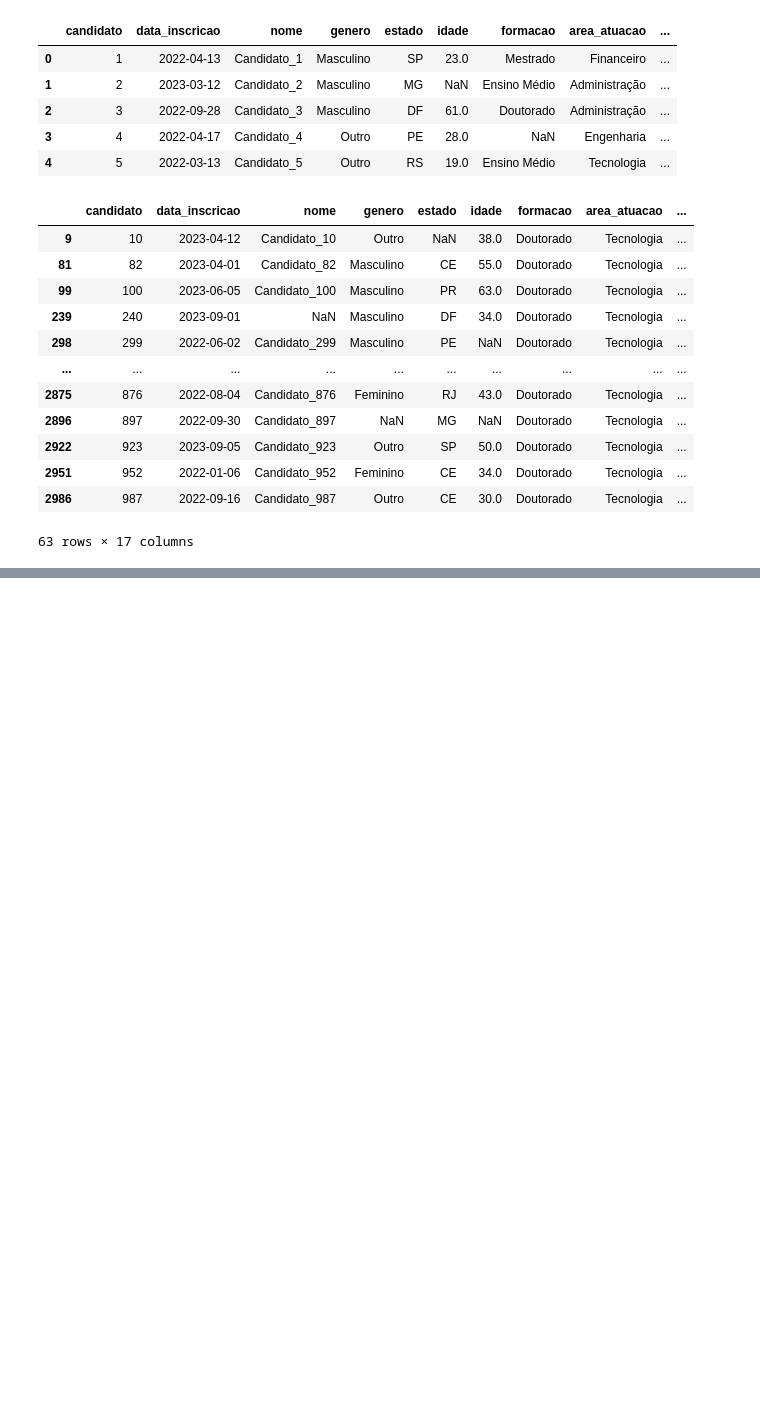
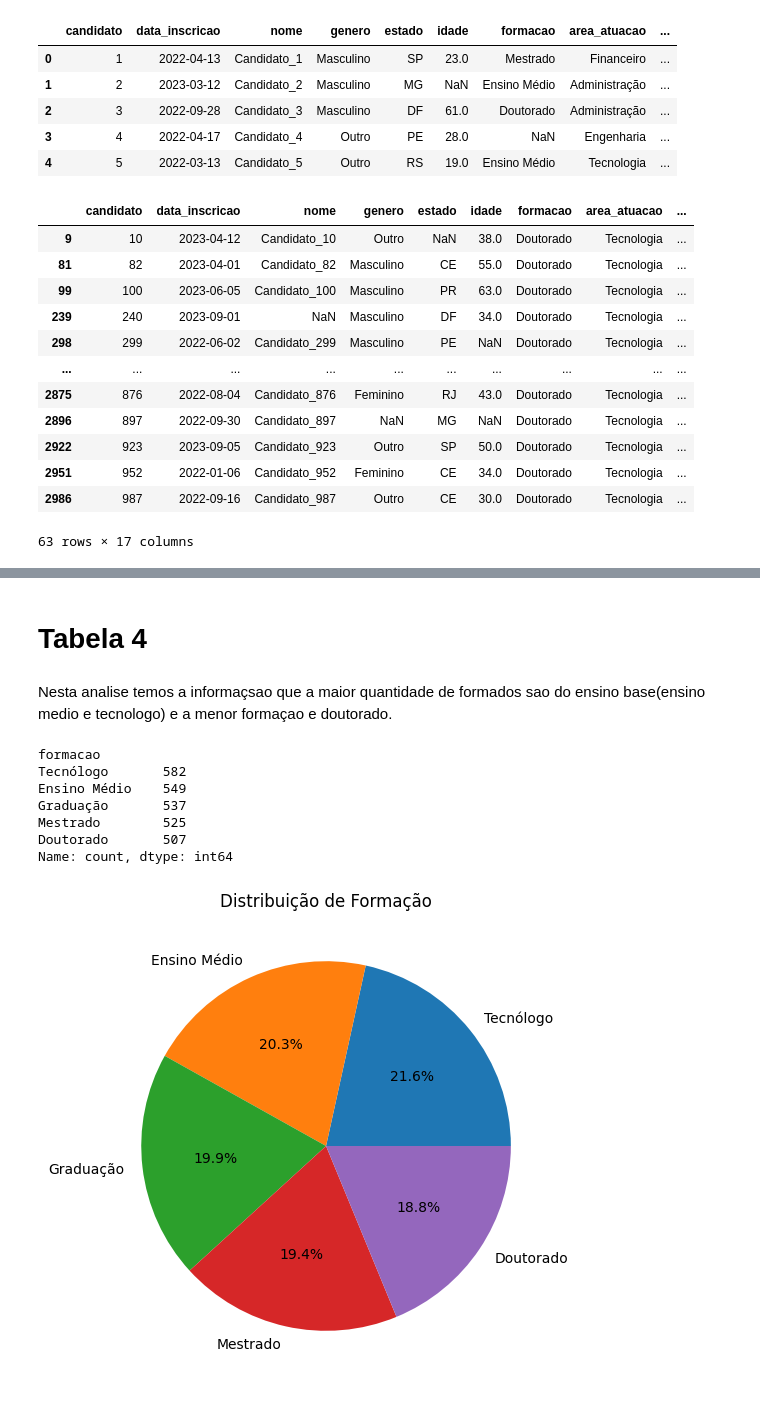
Before and after one commit to jesieldossantos/Curso-IA, a Jupyter notebook: analises/candidatos/candidatos_tecnologia.ipynb, the cells around one changed output, grey strips where cells are left out. Drawn from its saved outputs; the diff is of its cells as text; code cells hidden in the pictures; blank space fills up the shorter version.

```diff
--- a/analises/candidatos/candidatos_tecnologia.ipynb
+++ b/analises/candidatos/candidatos_tecnologia.ipynb
@@ -292,0 +321,24 @@ plt.show()
+# %% [markdown]
+# Tabela 4
+# %% [markdown]
+Nesta analise temos a informaçsao que a maior quantidade de formados sao do ensino base(ensino medio e tecnologo) e a menor formaçao e doutorado.
+# %%
+formacao = df_candidatos_completo['formacao'].value_counts()
+
+print(formacao)
+
+plt.figure(figsize=(8, 6))
+plt.pie(formacao, labels=formacao.index, autopct='%1.1f%%')
+plt.title('Distribuição de Formação')
+plt.show()
+
+# vemos que
+# %% [output]
+formacao
+Tecnólogo       582
+Ensino Médio    549
+Graduação       537
+Mestrado        525
+Doutorado       507
+Name: count, dtype: int64
+[figure, added]
```
Also changed, not shown: parts of 15 cells of this notebook.
